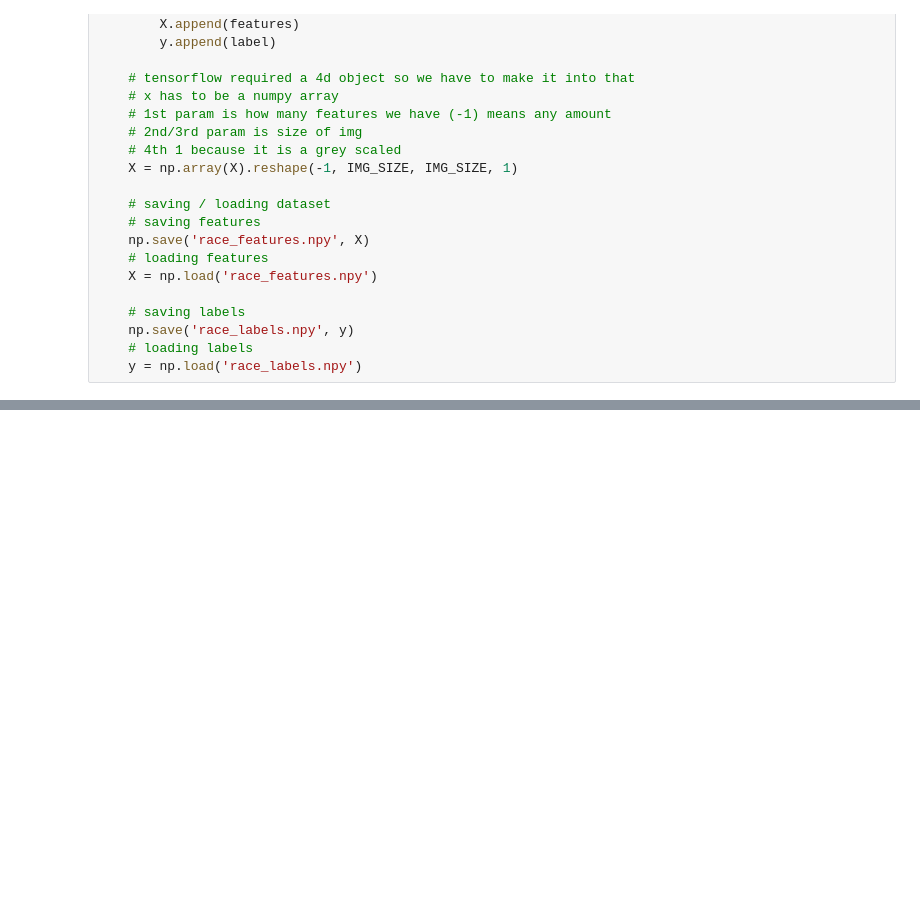
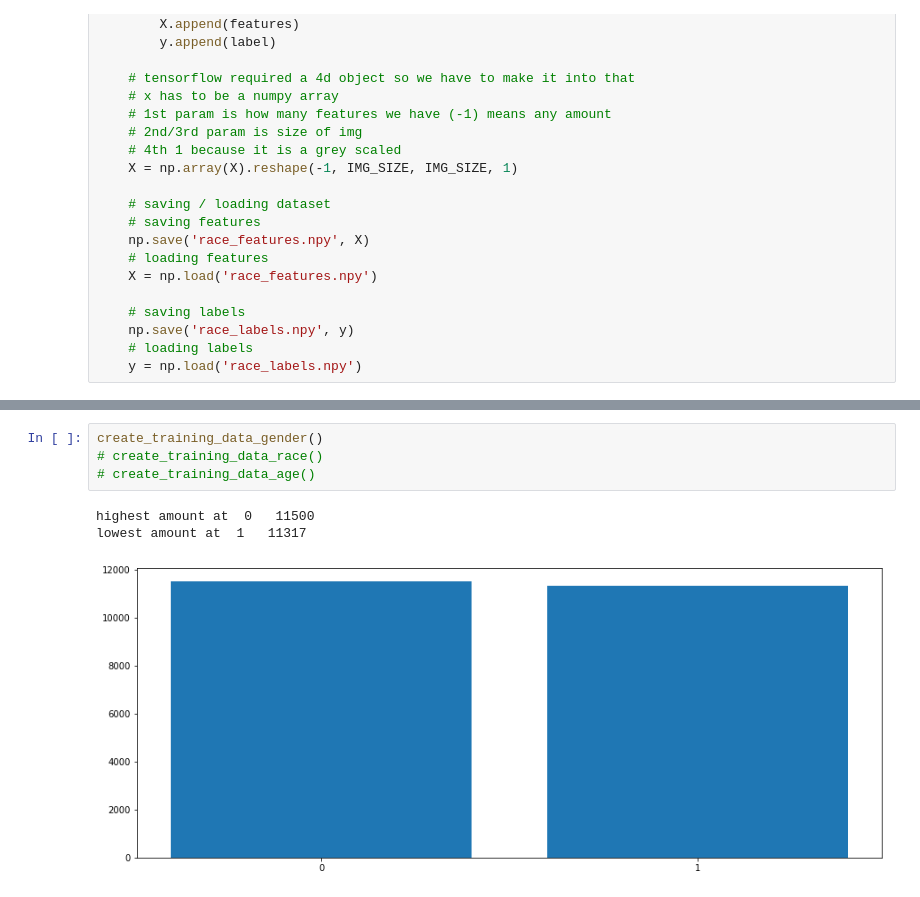
Before and after one commit to mnai01/Demographic-AI, a Jupyter notebook: Loading_datasets.ipynb, the cells around one changed output, grey strips where cells are left out. Saved outputs shown, nothing was run; the diff lists cells and outputs as text; blank space fills up the shorter version.

Commit message:
gender dataset normalization done

```diff
--- a/Loading_datasets.ipynb
+++ b/Loading_datasets.ipynb
@@ -222,0 +278,8 @@ NameError: name 'training_data_age' is not defined
+# %%
+create_training_data_gender()
+# create_training_data_race()
+# create_training_data_age()
+# %% [output]
+highest amount at  0   11500
+lowest amount at  1   11317
+[figure, added]
```
Also changed, not shown: parts of 2 cells of this notebook.
